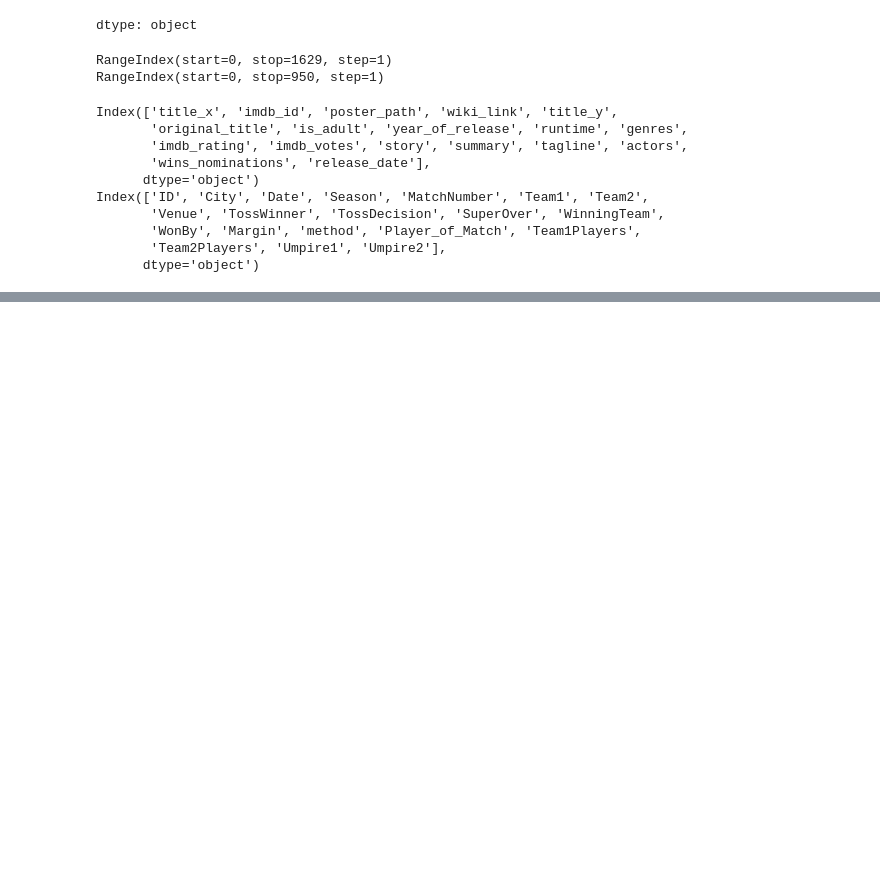
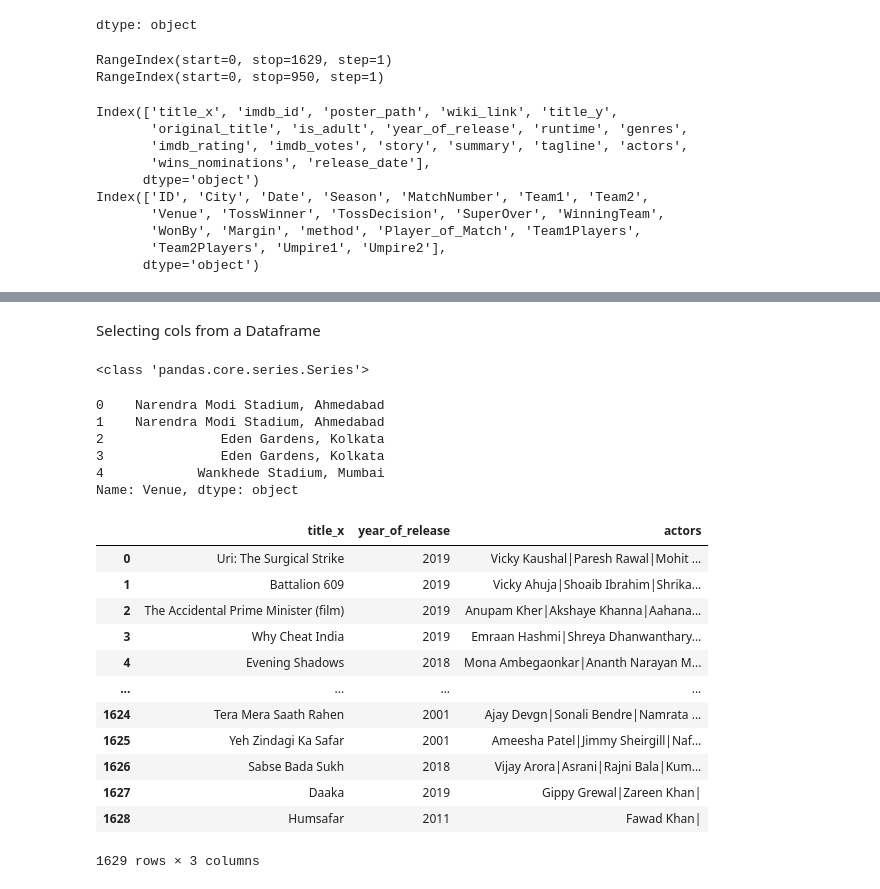
Before and after one commit to Deepanshu-8126/Pandas, a Jupyter notebook: pandas_dataframe.ipynb, the cells around one changed output, grey strips where cells are left out. Cells and saved outputs as stored; diff of their text form; code cells hidden in the pictures; blank space fills up the shorter version.

```diff
--- a/pandas_dataframe.ipynb
+++ b/pandas_dataframe.ipynb
@@ -120,0 +394,50 @@ Index(['ID', 'City', 'Date', 'Season', 'MatchNumber', 'Team1', 'Team2',
+# %% [markdown]
+Selecting cols from a Dataframe
+# %%
+# single column
+# from movies dataset we need only movie name column single column fetch
+movies['title_x'].head()
+
+# type (is series )
+print(type(movies['title_x'])) # series return class
+# %% [output]
+<class 'pandas.core.series.Series'>
+# %%
+# another dataset ipl
+# task - venue column
+
+ipl['Venue']
+
+print(ipl['Venue'].head(5)) # top 5
+# %% [output]
+0    Narendra Modi Stadium, Ahmedabad
+1    Narendra Modi Stadium, Ahmedabad
+2               Eden Gardens, Kolkata
+3               Eden Gardens, Kolkata
+4            Wankhede Stadium, Mumbai
+Name: Venue, dtype: object
+# %%
+# muliple columns
+# --> title actors year of release
+
+# for need of multiple columns use fancy indexing
+
+movies[['title_x','year_of_release','actors']]
+
+# this is dataframe
+# order can decide rearrange order we can decide
+# -----movies[['year_of_release','actors','title_x']]
+# %% [output]
+|  | title_x | year_of_release | actors |
+| 0 | Uri: The Surgical Strike | 2019 | Vicky Kaushal|Paresh Rawal|Mohit ... |
+| 1 | Battalion 609 | 2019 | Vicky Ahuja|Shoaib Ibrahim|Shrika... |
+| 2 | The Accidental Prime Minister (film) | 2019 | Anupam Kher|Akshaye Khanna|Aahana... |
+| 3 | Why Cheat India | 2019 | Emraan Hashmi|Shreya Dhanwanthary... |
+| 4 | Evening Shadows | 2018 | Mona Ambegaonkar|Ananth Narayan M... |
+| ... | ... | ... | ... |
+| 1624 | Tera Mera Saath Rahen | 2001 | Ajay Devgn|Sonali Bendre|Namrata ... |
+| 1625 | Yeh Zindagi Ka Safar | 2001 | Ameesha Patel|Jimmy Sheirgill|Naf... |
+| 1626 | Sabse Bada Sukh | 2018 | Vijay Arora|Asrani|Rajni Bala|Kum... |
+| 1627 | Daaka | 2019 | Gippy Grewal|Zareen Khan| |
+| 1628 | Humsafar | 2011 | Fawad Khan| |
+1629 rows × 3 columns
```
Also changed, not shown: parts of 21 cells of this notebook.
